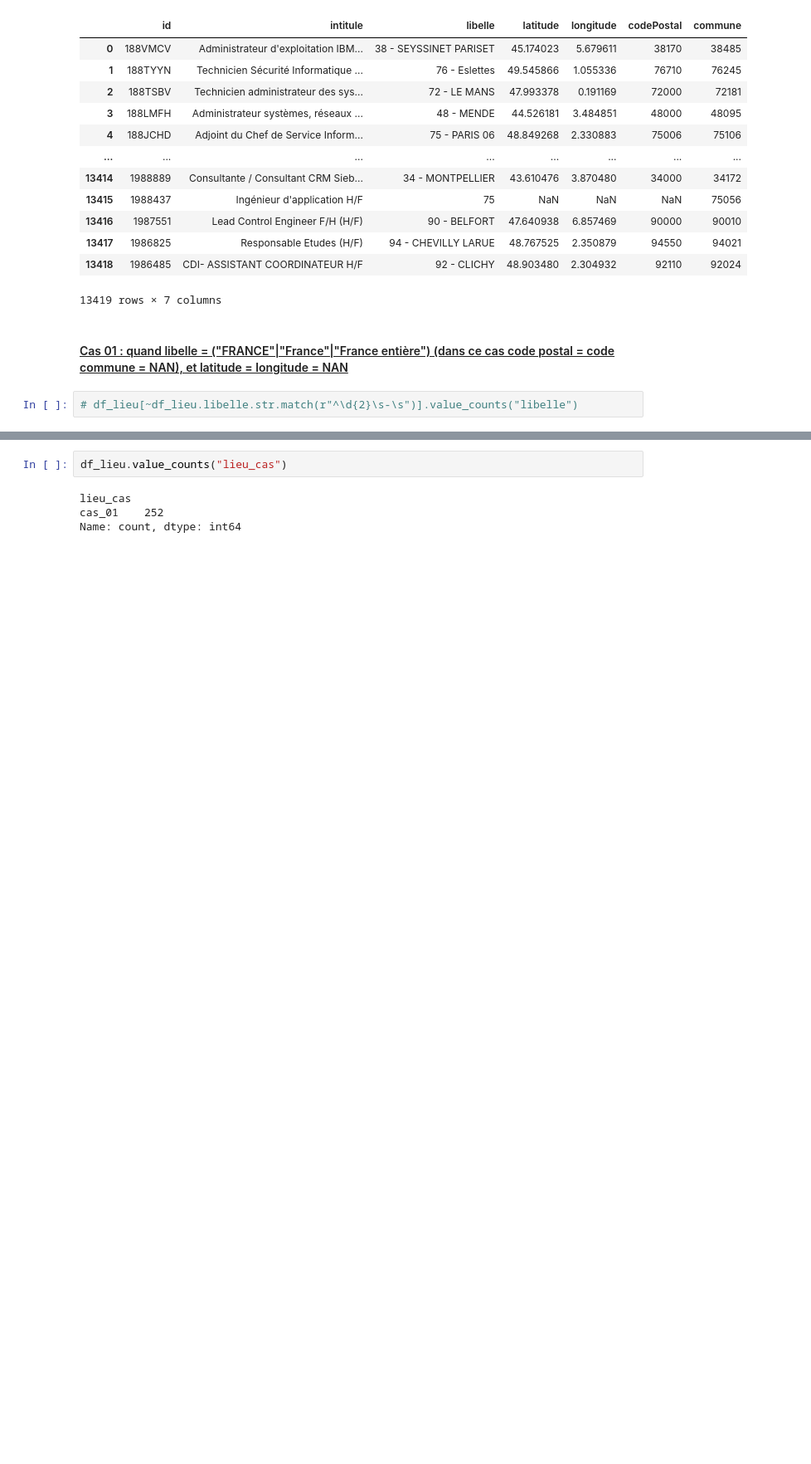
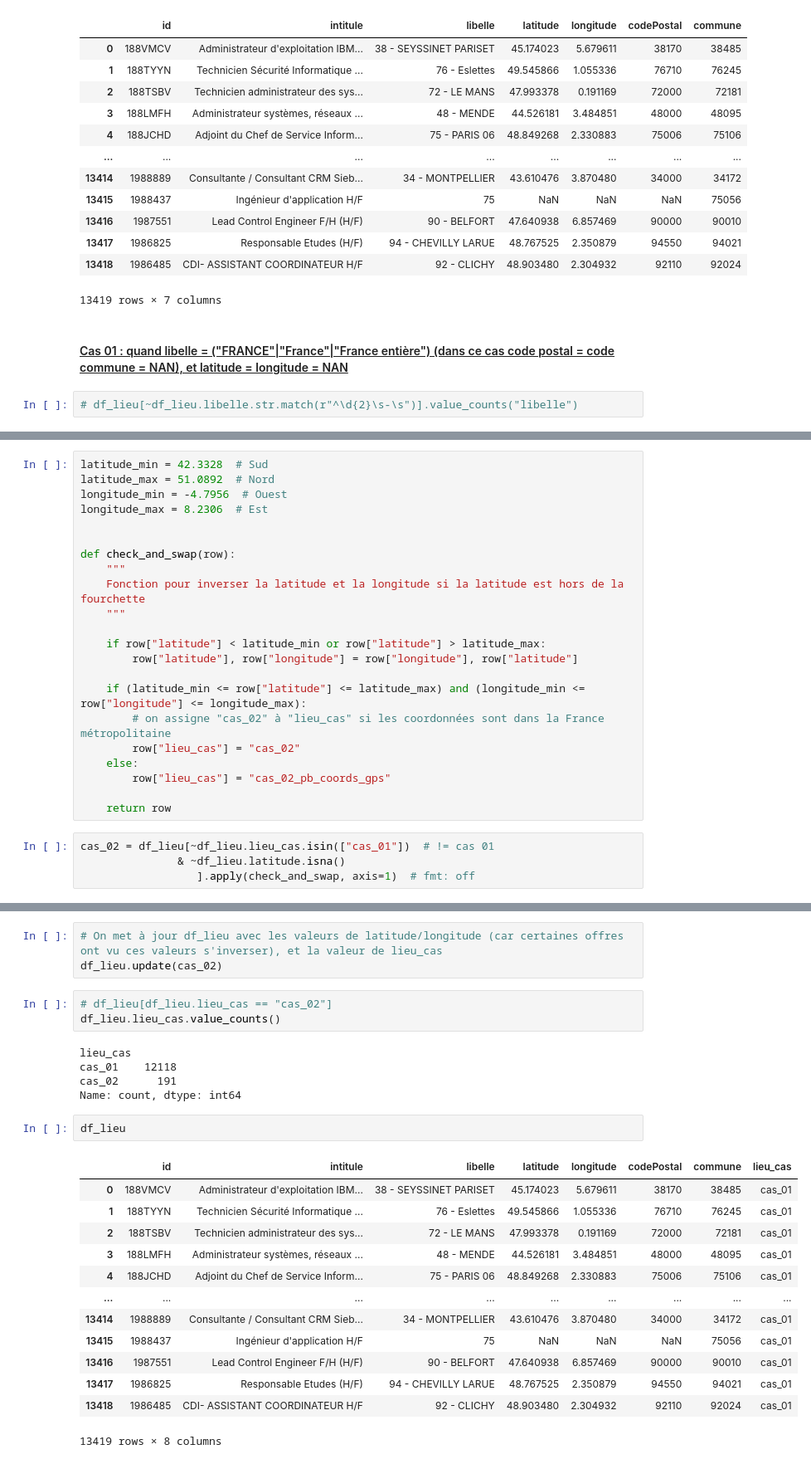
Before and after one commit to vimchun/Job-Market-in-France, a Jupyter notebook: api_extract__transform/notebook.ipynb, the cells around one changed output, grey strips where cells are left out. Shown: that part at 83% size. Cells and saved outputs as stored; diff of their text form; blank space fills up the shorter version.

Commit message:
changement de stratégie : on part des cas les plus favorables aux cas les plus défavorables pour trouver les villes, cas_1/2 dans le notebook

```diff
--- a/api_extract__transform/notebook.ipynb
+++ b/api_extract__transform/notebook.ipynb
@@ -101,0 +205,26 @@ df_lieu[df_lieu.lieu_cas == "cas_01"]
+# %%
+latitude_min = 42.3328  # Sud
+latitude_max = 51.0892  # Nord
+longitude_min = -4.7956  # Ouest
+longitude_max = 8.2306  # Est
+
+
+def check_and_swap(row):
+    """
+    Fonction pour inverser la latitude et la longitude si la latitude est hors de la fourchette
+    """
+
+    if row["latitude"] < latitude_min or row["latitude"] > latitude_max:
+        row["latitude"], row["longitude"] = row["longitude"], row["latitude"]
+
+    if (latitude_min <= row["latitude"] <= latitude_max) and (longitude_min <= row["longitude"] <= longitude_max):
+        # on assigne "cas_02" à "lieu_cas" si les coordonnées sont dans la France métropolitaine
+        row["lieu_cas"] = "cas_02"
+    else:
+        row["lieu_cas"] = "cas_02_pb_coords_gps"
+
+    return row
+# %%
+cas_02 = df_lieu[~df_lieu.lieu_cas.isin(["cas_01"])  # != cas 01
+               & ~df_lieu.latitude.isna()
+                  ].apply(check_and_swap, axis=1)  # fmt: off
@@ -102,6 +240,27 @@ df_lieu[df_lieu.lieu_cas == "cas_01"]
+# %%
+# On met à jour df_lieu avec les valeurs de latitude/longitude (car certaines offres ont vu ces valeurs s'inverser), et la valeur de lieu_cas
+df_lieu.update(cas_02)
+# %%
+# df_lieu[df_lieu.lieu_cas == "cas_02"]
+df_lieu.lieu_cas.value_counts()
+# %% [output]
+lieu_cas
+cas_01    12118
+cas_02      191
+Name: count, dtype: int64
 # %%
-df_lieu.value_counts("lieu_cas")
+df_lieu
 # %% [output]
+|  | id | intitule | libelle | latitude | longitude | codePostal | commune | lieu_cas |
+| 0 | 188VMCV | Administrateur d'exploitation IBM... | 38 - SEYSSINET PARISET | 45.174023 | 5.679611 | 38170 | 38485 | cas_01 |
+| 1 | 188TYYN | Technicien Sécurité Informatique ... | 76 - Eslettes | 49.545866 | 1.055336 | 76710 | 76245 | cas_01 |
+| 2 | 188TSBV | Technicien administrateur des sys... | 72 - LE MANS | 47.993378 | 0.191169 | 72000 | 72181 | cas_01 |
+| 3 | 188LMFH | Administrateur systèmes, réseaux ... | 48 - MENDE | 44.526181 | 3.484851 | 48000 | 48095 | cas_01 |
+| 4 | 188JCHD | Adjoint du Chef de Service Inform... | 75 - PARIS 06 | 48.849268 | 2.330883 | 75006 | 75106 | cas_01 |
+| ... | ... | ... | ... | ... | ... | ... | ... | ... |
+| 13414 | 1988889 | Consultante / Consultant CRM Sieb... | 34 - MONTPELLIER | 43.610476 | 3.870480 | 34000 | 34172 | cas_01 |
+| 13415 | 1988437 | Ingénieur d'application H/F | 75 | NaN | NaN | NaN | 75056 | cas_01 |
+| 13416 | 1987551 | Lead Control Engineer F/H (H/F) | 90 - BELFORT | 47.640938 | 6.857469 | 90000 | 90010 | cas_01 |
+| 13417 | 1986825 | Responsable Etudes (H/F) | 94 - CHEVILLY LARUE | 48.767525 | 2.350879 | 94550 | 94021 | cas_01 |
+| 13418 | 1986485 | CDI- ASSISTANT COORDINATEUR H/F | 92 - CLICHY | 48.903480 | 2.304932 | 92110 | 92024 | cas_01 |
-lieu_cas
-cas_01    252
-Name: count, dtype: int64
+13419 rows × 8 columns
```
Also changed, not shown: parts of 60 cells of this notebook, 1 other file.
